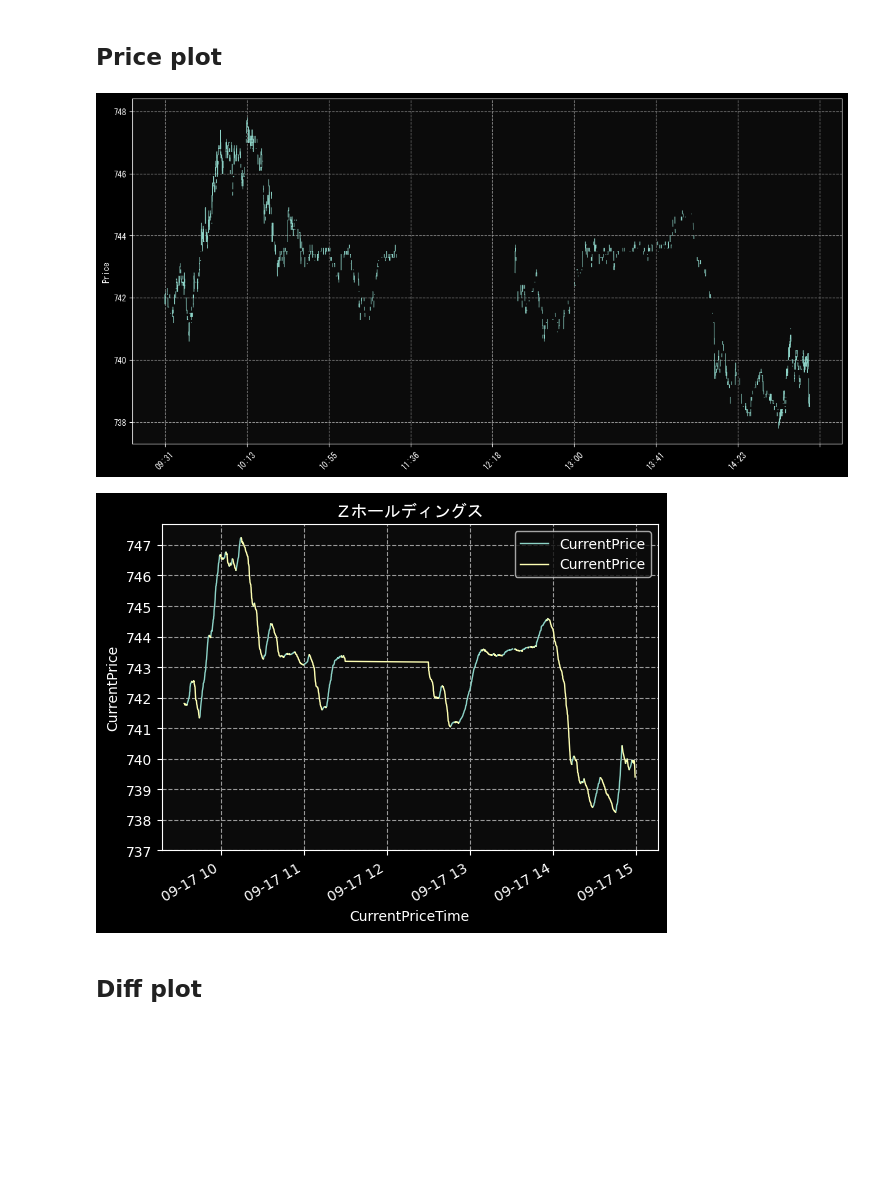
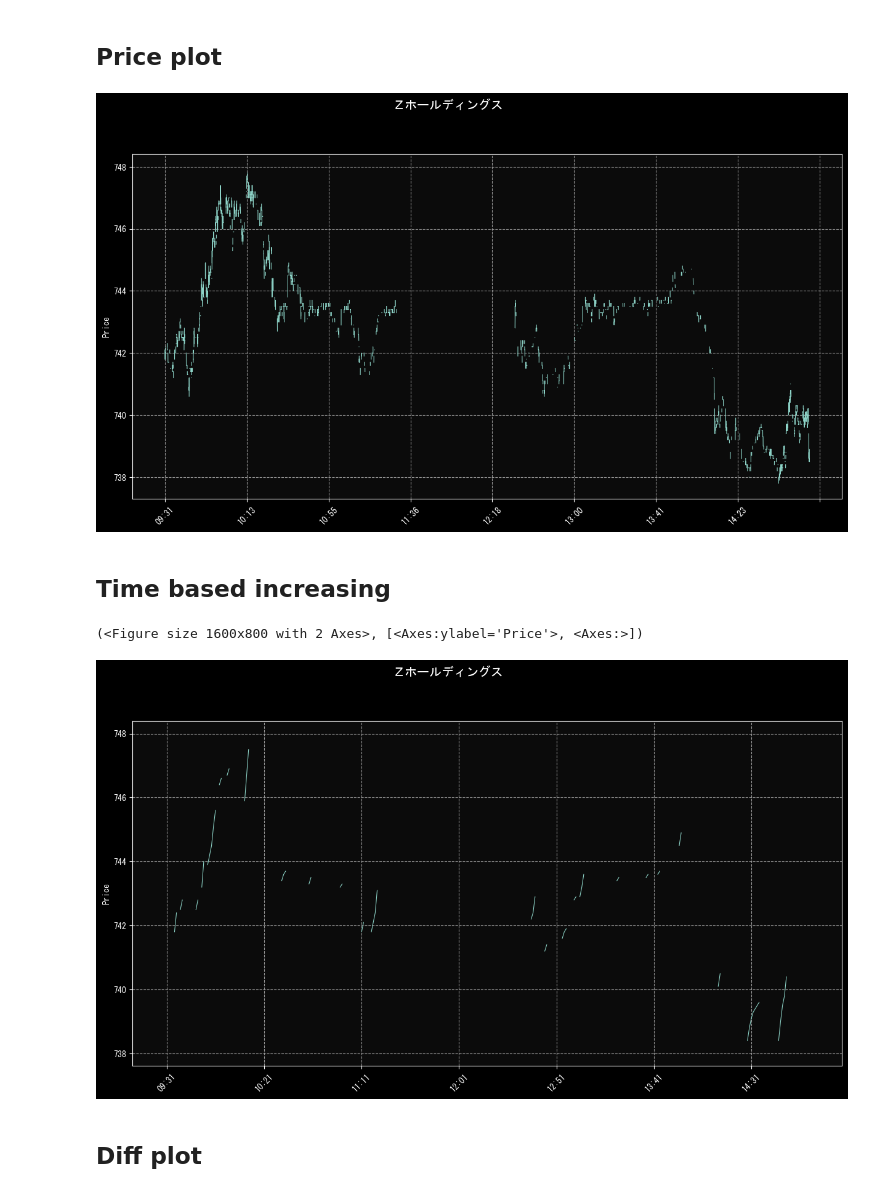
Before and after one commit to newini/auto-stock-transactor, a Jupyter notebook: books/analysis.ipynb, the cells around one changed output. Drawn from its saved outputs; the diff is of its cells as text; code cells hidden in the pictures; blank space fills up the shorter version.

```diff
--- a/books/analysis.ipynb
+++ b/books/analysis.ipynb
@@ -29,16 +29,19 @@ BASEURL_TEST = 'http://localhost:18081/kabusapi/'
 # %%
 # freq = 1s, 1min, 5min, 1h, ...
 def groupByTime(df, col, freq='1s'):
+    df[col+'Time'] = pd.to_datetime(df[col+'Time'])
     df_sel = data.loc[:, [col+'Time', col]]
-    df_gb = df_sel.groupby(pd.Grouper(key="CurrentPriceTime", freq=freq))
+    df_gb = df_sel.groupby(pd.Grouper(key=col+'Time', freq=freq))
     return df_gb
 # %% [markdown]
 #### Create Stock data
 # %%
 def CreateStockData(df, col, freq='1s'):
     df_gb = groupByTime(df, col, freq=freq)
-    df_stock = pd.concat([df_gb.first(), df_gb.max(), df_gb.min(), df_gb.last()], axis=1)
-    df_stock = df_stock.set_axis(['Open', 'High', 'Low', 'Close'], axis='columns')
+    df_vol = groupByTime(df, 'TradingVolume', freq=freq).max()
+    df_vol = df_vol.diff()
+    df_stock = pd.concat([df_gb.first(), df_gb.max(), df_gb.min(), df_gb.last(), df_vol], axis=1)
+    df_stock = df_stock.set_axis(['Open', 'High', 'Low', 'Close', 'Volume'], axis='columns')
     return df_stock
 # %% [markdown]
 #### mpfplot
@@ -51,7 +54,6 @@ def mpfplot(data, **kwargs):
 # %%
 data = pd.read_csv('push_data.csv')
 print('data.shape:, ', data.shape)
-data['CurrentPriceTime'] = pd.to_datetime(data['CurrentPriceTime'])
 data.head()
 # %% [output]
 data.shape:,  (28665, 82)
@@ -64,28 +66,18 @@ data.shape:,  (28665, 82)
 # %% [markdown]
 ## Price plot
 # %%
-#ax = groupByTime(data, 'CurrentPrice', '1s').mean().plot()
-#groupByTime(data, 'CurrentPrice', '1min').mean().plot(ax=ax)
-#groupByTime(data, 'CurrentPrice', '5min').mean().plot(ax=ax)
 cp_1s = CreateStockData(data, 'CurrentPrice', '1s')
-fig, ax = mpfplot(cp_1s, type='line')
-#plt.yticks(np.arange(int(data.CurrentPrice.min()), int(data.CurrentPrice.max())+1, 1.0))
-#plt.title(data.SymbolName[0], fontname="MS Gothic")
-#plt.ylabel('CurrentPrice')
-#plt.legend()
-#plt.grid(True)
+fig, ax = mpfplot(cp_1s, type='line', title=data.SymbolName[0])
 # %% [output]
-[figure, old version]
+[figure, new version]
+# %% [markdown]
+## Time based increasing
 # %%
-ax = cp_60[cp_60 > cp_60.shift()].plot()
-cp_60[cp_60 < cp_60.shift()].plot(ax=ax)
-plt.yticks(np.arange(int(data.CurrentPrice.min()), int(data.CurrentPrice.max())+1, 1.0))
-plt.title(data.SymbolName[0], fontname="MS Gothic")
-plt.ylabel('CurrentPrice')
-plt.legend()
-plt.grid(True)
+cp_1min = CreateStockData(data, 'CurrentPrice', '1min')
+mpfplot(cp_1min[cp_1min > cp_1min.shift()], type='line', title=data.SymbolName[0])
 # %% [output]
+(<Figure size 1600x800 with 2 Axes>, [<Axes:ylabel='Price'>, <Axes:>])
-[figure, old version]
+[figure, new version]
 # %% [markdown]
 ## Diff plot
 # %%
```
Also changed, not shown: parts of 3 cells of this notebook.
